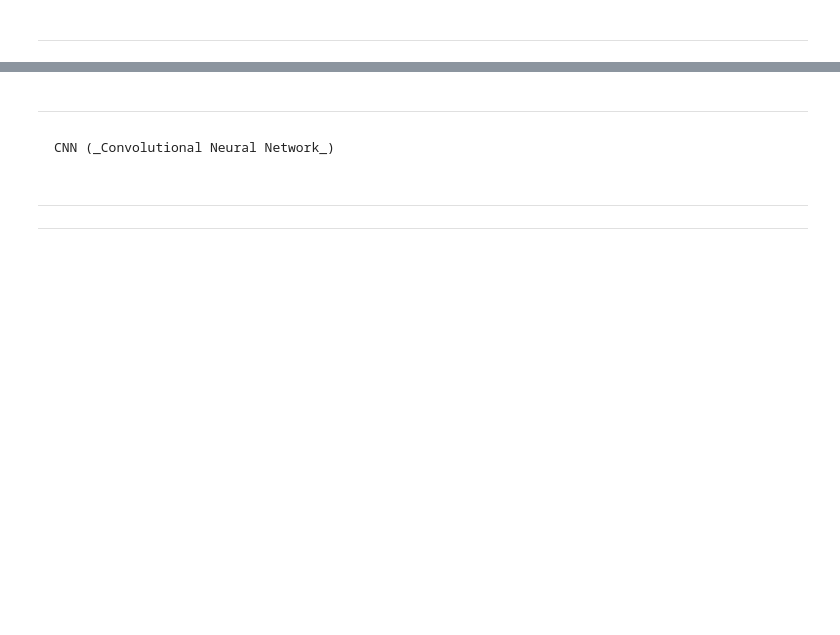
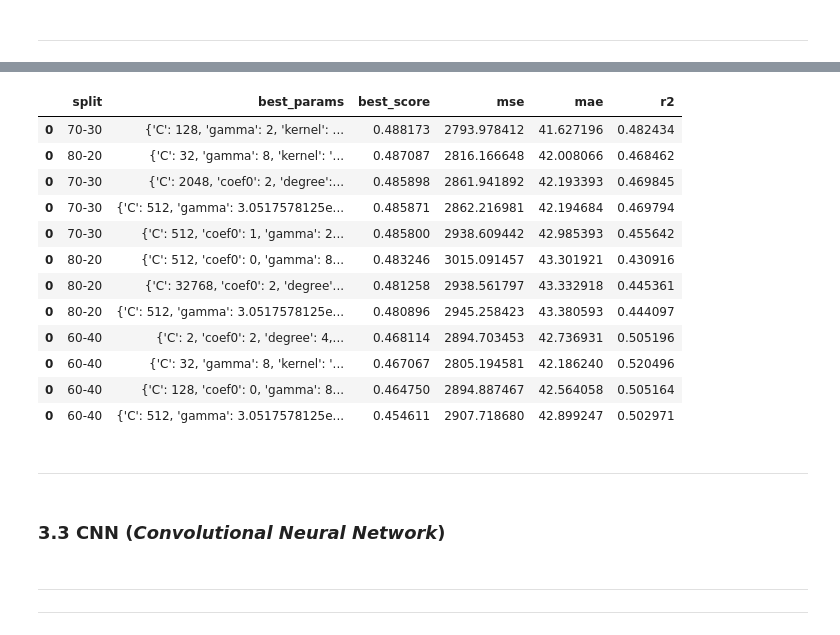
Before and after one commit to feed0/ann-university, a Jupyter notebook: split_and_conquer/svm_and_cnn.ipynb, the cells around one changed output, grey strips where cells are left out. Drawn from its saved outputs; the diff is of its cells as text; code cells hidden in the pictures; blank space fills up the shorter version.

```diff
--- a/split_and_conquer/svm_and_cnn.ipynb
+++ b/split_and_conquer/svm_and_cnn.ipynb
@@ -362,0 +756,35 @@ from mvpa2.suite import *
+# %%
+## This cell stores the results of the grid search for the SVR model
+
+# Grid search for each kernel and split pair
+KERNELS = ['linear', 'rbf', 'sigmoid', 'poly']
+SPLITS  = ['80-20', '70-30', '60-40']
+
+results = pd.DataFrame()
+
+# Kernels
+for kernel in KERNELS:
+
+    # Splits
+    for split in SPLITS:
+
+        grid_search = grid(split, kernel, SVR())
+
+        y_pred = grid_search.predict(X_test[split])
+
+        # Calculate and display regression metrics
+        mse = mean_squared_error(y_test[split], y_pred)
+        mae = mean_absolute_error(y_test[split], y_pred)
+        r2  = r2_score(y_test[split], y_pred)
+
+        # Store best_params_, best_score_, mse, mae, r2 in a dataframe
+        new_results = pd.DataFrame({
+            "split":       split,
+            "best_params": [grid_search.best_params_],
+            "best_score":  grid_search.best_score_,
+            "mse":         mse,
+            "mae":         mae,
+            "r2":          r2
+        })
+
+        results = pd.concat([results, new_results], axis=0)
@@ -363,7 +1013,23 @@ from mvpa2.suite import *
+# %%
+results.sort_values(by='best_score', ascending=False)
+# %% [output]
+|  | split | best_params | best_score | mse | mae | r2 |
+| 0 | 70-30 | {'C': 128, 'gamma': 2, 'kernel': ... | 0.488173 | 2793.978412 | 41.627196 | 0.482434 |
+| 0 | 80-20 | {'C': 32, 'gamma': 8, 'kernel': '... | 0.487087 | 2816.166648 | 42.008066 | 0.468462 |
+| 0 | 70-30 | {'C': 2048, 'coef0': 2, 'degree':... | 0.485898 | 2861.941892 | 42.193393 | 0.469845 |
+| 0 | 70-30 | {'C': 512, 'gamma': 3.0517578125e... | 0.485871 | 2862.216981 | 42.194684 | 0.469794 |
+| 0 | 70-30 | {'C': 512, 'coef0': 1, 'gamma': 2... | 0.485800 | 2938.609442 | 42.985393 | 0.455642 |
+| 0 | 80-20 | {'C': 512, 'coef0': 0, 'gamma': 8... | 0.483246 | 3015.091457 | 43.301921 | 0.430916 |
+| 0 | 80-20 | {'C': 32768, 'coef0': 2, 'degree'... | 0.481258 | 2938.561797 | 43.332918 | 0.445361 |
+| 0 | 80-20 | {'C': 512, 'gamma': 3.0517578125e... | 0.480896 | 2945.258423 | 43.380593 | 0.444097 |
+| 0 | 60-40 | {'C': 2, 'coef0': 2, 'degree': 4,... | 0.468114 | 2894.703453 | 42.736931 | 0.505196 |
+| 0 | 60-40 | {'C': 32, 'gamma': 8, 'kernel': '... | 0.467067 | 2805.194581 | 42.186240 | 0.520496 |
+| 0 | 60-40 | {'C': 128, 'coef0': 0, 'gamma': 8... | 0.464750 | 2894.887467 | 42.564058 | 0.505164 |
+| 0 | 60-40 | {'C': 512, 'gamma': 3.0517578125e... | 0.454611 | 2907.718680 | 42.899247 | 0.502971 |
 # %% [markdown]
 ---
 # %% [markdown]
-    CNN (_Convolutional Neural Network_)
+### 3.3 CNN (_Convolutional Neural Network_)
 # %%
 import tensorflow as tf
 import keras
```
Also changed, not shown: parts of 28 cells of this notebook.
